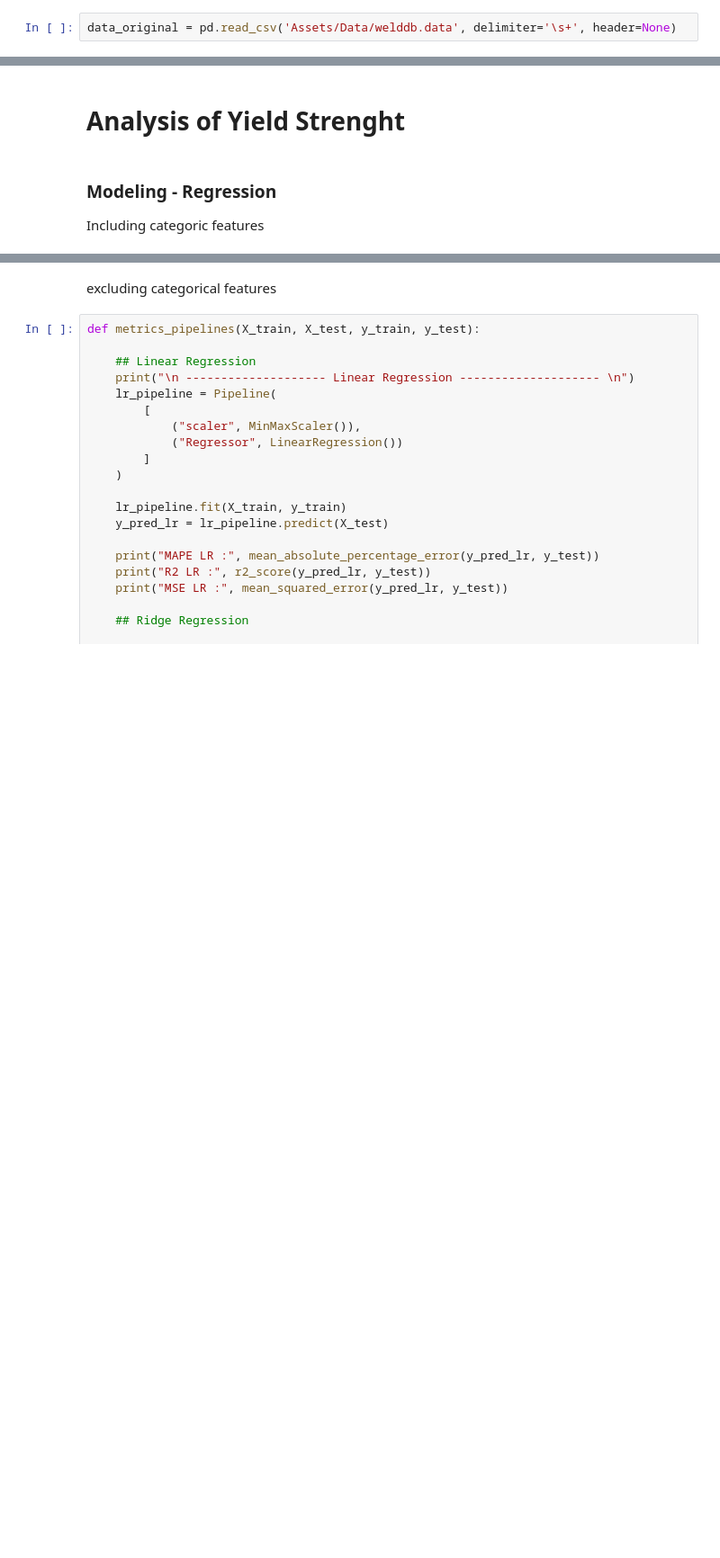
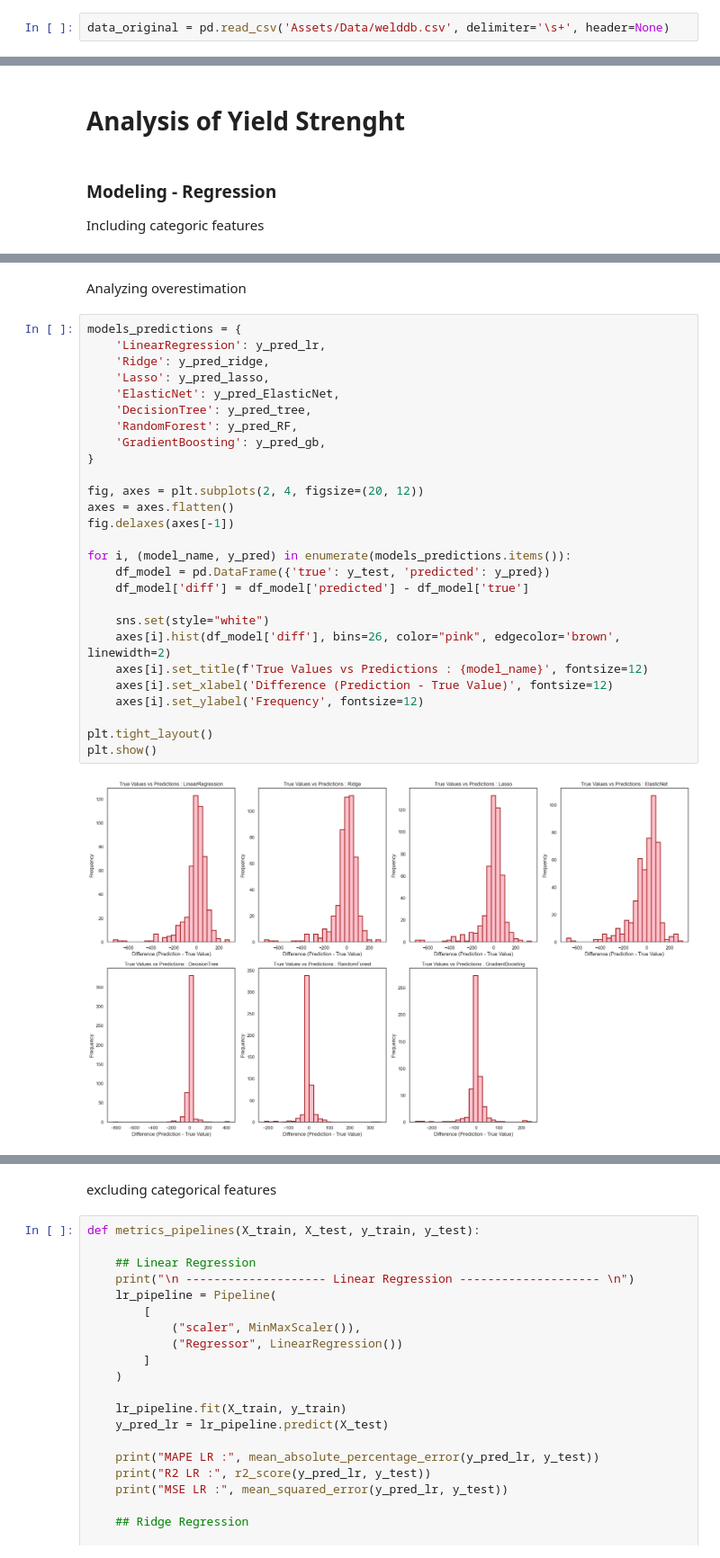
Before and after one commit to LucasTramonte/Welding-Quality-Prediction, a Jupyter notebook: main.ipynb, the cells around one changed output, grey strips where cells are left out. Shown at 90% size. Saved outputs shown, nothing was run; the diff lists cells and outputs as text; blank space fills up the shorter version.

```diff
--- a/main.ipynb
+++ b/main.ipynb
@@ -33,7 +34,7 @@ from sklearn.feature_selection import f_regression, SelectKBest, RFECV
 # %% [markdown]
 # EDA
 # %%
-data_original = pd.read_csv('Assets/Data/welddb.data', delimiter='\s+', header=None)
+data_original = pd.read_csv('Assets/Data/welddb.csv', delimiter='\s+', header=None)
 # %%
 data = data_original.copy()
 
@@ -541,0 +286,31 @@ MSE Gradient Boosting : 1597.661304387608
+# %% [markdown]
+Analyzing overestimation
+# %%
+models_predictions = {
+    'LinearRegression': y_pred_lr,
+    'Ridge': y_pred_ridge,
+    'Lasso': y_pred_lasso,
+    'ElasticNet': y_pred_ElasticNet,
+    'DecisionTree': y_pred_tree,
+    'RandomForest': y_pred_RF,
+    'GradientBoosting': y_pred_gb,
+}
+
+fig, axes = plt.subplots(2, 4, figsize=(20, 12))
+axes = axes.flatten()
+fig.delaxes(axes[-1])
+
+for i, (model_name, y_pred) in enumerate(models_predictions.items()):
+    df_model = pd.DataFrame({'true': y_test, 'predicted': y_pred})
+    df_model['diff'] = df_model['predicted'] - df_model['true']
+
+    sns.set(style="white")
+    axes[i].hist(df_model['diff'], bins=26, color="pink", edgecolor='brown', linewidth=2)
+    axes[i].set_title(f'True Values vs Predictions : {model_name}', fontsize=12)
+    axes[i].set_xlabel('Difference (Prediction - True Value)', fontsize=12)
+    axes[i].set_ylabel('Frequency', fontsize=12)
+
+plt.tight_layout()
+plt.show()
+# %% [output]
+[figure, added]
```
Also changed, not shown: parts of 24 cells of this notebook, 5 other files.
